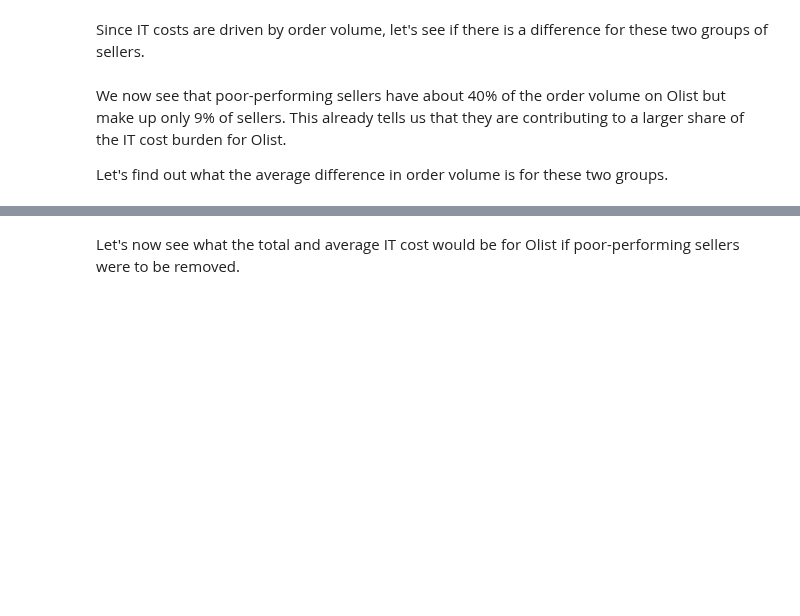
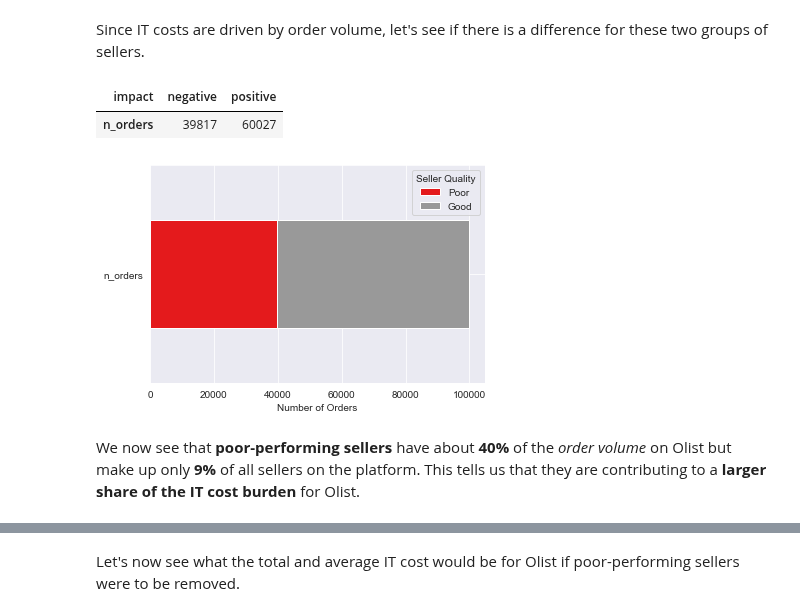
Before and after one commit to phlln/olist-analysis, a Jupyter notebook: notebooks/CEO Recommendations.ipynb, the cells around one changed output, grey strips where cells are left out. Drawn from its saved outputs; the diff is of its cells as text; code cells hidden in the pictures; blank space fills up the shorter version.

```diff
--- a/notebooks/CEO Recommendations.ipynb
+++ b/notebooks/CEO Recommendations.ipynb
@@ -460,5 +485,8 @@ sellers.head()
 Since IT costs are driven by order volume, let's see if there is a difference for these two groups of sellers.
 # %%
 # Calculate the order volume for each group of sellers
-order_vol_df = sellers[['n_orders','impact']].groupby('impact').sum()
+order_vol_df = sellers[['n_orders','impact']].groupby('impact').sum().transpose()
 order_vol_df
+# %% [output]
+| impact | negative | positive |
+| n_orders | 39817 | 60027 |
@@ -475,8 +493,9 @@ order_vol_df.transpose()
 # %%
-order_vol_df.transpose().plot.barh(stacked=True, cmap='Set1')
-plt.legend(title='Impact', labels=['Bad reviews', 'Good reviews'])
+# Bar plot to see composition of order volume by quality of seller
+order_vol_df.plot.barh(stacked=True, cmap='Set1')
+plt.legend(title='Seller Quality', labels=['Poor', 'Good'])
 plt.xlabel('Number of Orders');
+# %% [output]
+[figure, added]
 # %% [markdown]
-We now see that poor-performing sellers have about 40% of the order volume on Olist but make up only 9% of sellers. This already tells us that they are contributing to a larger share of the IT cost burden for Olist.
-
-Let's find out what the average difference in order volume is for these two groups.
+We now see that **poor-performing sellers** have about **40%** of the *order volume* on Olist but make up only **9%** of all sellers on the platform. This tells us that they are contributing to a **larger share of the IT cost burden** for Olist.
```
Also changed, not shown: parts of 44 cells of this notebook.
